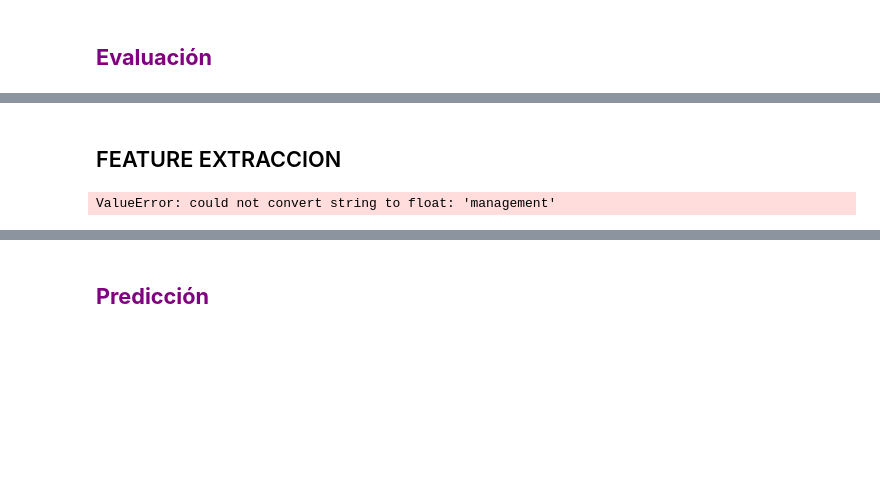
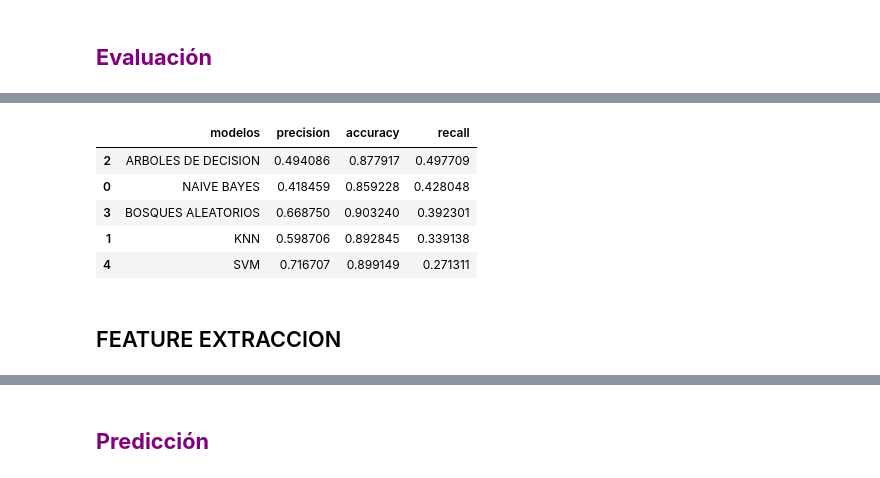
Before and after one commit to Ael-Dev/projects-of-data-science-applied-to-business, a Jupyter notebook: Marketing/bank_marketing_client_subscription.ipynb, the cells around one changed output, grey strips where cells are left out. Drawn from its saved outputs; the diff is of its cells as text; code cells hidden in the pictures; blank space fills up the shorter version.

```diff
--- a/Marketing/bank_marketing_client_subscription.ipynb
+++ b/Marketing/bank_marketing_client_subscription.ipynb
@@ -557,4 +678,4 @@ memory usage: 13.6 MB
 # %%
 from sklearn.model_selection import train_test_split
 # Dividir los datos en conjuntos de entrenamiento y prueba
-X_train, X_test, y_train, y_test = train_test_split(X, y, test_size=0.2, random_state=42)
+X_train, X_test, y_train, y_test = train_test_split(X2, y, test_size=0.2, random_state=42)
@@ -562,19 +705,3 @@ X_train, X_test, y_train, y_test = train_test_split(X, y, test_size=0.2, random_
 ## **<font color='Purple'>Modelado</font>**
 # %% [markdown]
 ### Seleccion de algoritmos
-# %%
-import pandas as pd
-from sklearn.ensemble import RandomForestClassifier
-from sklearn.metrics import classification_report
-
-
-
-# Crear y entrenar el modelo de random forest con los parámetros por defecto
-rf = RandomForestClassifier()
-rf.fit(X_train, y_train)
-
-# Predecir con el modelo sobre el conjunto de prueba
-y_pred = rf.predict(X_test)
-
-# Mostrar las métricas de clasificación usando el reporte
-print(classification_report(y_test, y_pred))
@@ -608,0 +820,2 @@ plt.show()
+# %%
+resultados_modelos = reporte_modelos(modelos_entrenados, X_test, y_test)
@@ -609,24 +840,23 @@ plt.show()
+# %%
+# Convertir el diccionario en un dataframe de pandas
+df_results = pd.DataFrame.from_dict(resultados_modelos,
+                                    orient='index',
+                                    columns=['precision', 'accuracy', 'recall'])
+# Agregar una nueva columna llamada modelos con las claves del diccionario
+df_results['modelos'] = df_results.index
+df_results.reset_index(inplace=True)
+# Reordenar las columnas del dataframe
+df_results = df_results[['modelos', 'precision', 'accuracy', 'recall']]
+# Mostrar el dataframe resultante
+df_results.sort_values(by='recall',ascending=False)
+# %% [output]
+|  | modelos | precision | accuracy | recall |
+| 2 | ARBOLES DE DECISION | 0.494086 | 0.877917 | 0.497709 |
+| 0 | NAIVE BAYES | 0.418459 | 0.859228 | 0.428048 |
+| 3 | BOSQUES ALEATORIOS | 0.668750 | 0.903240 | 0.392301 |
+| 1 | KNN | 0.598706 | 0.892845 | 0.339138 |
+| 4 | SVM | 0.716707 | 0.899149 | 0.271311 |
 # %% [markdown]
 ## FEATURE EXTRACCION
-# %%
-from sklearn.feature_selection import SelectKBest, chi2
-
-# Asumiendo que df es un dataframe con la variable objetivo 'target' y las variables predictoras 'x1' a 'x10'
-X = df.drop(['target'], axis=1)
-y = df['target']
-
-# Crear el selector de características con la función chi2 y k=5
-selector = SelectKBest(chi2, k=5)
-
-# Ajustar el selector a los datos
-selector.fit(X, y)
-
-# Obtener los nombres de las características seleccionadas
-selected_features = X.columns[selector.get_support()]
-
-# Mostrar los nombres de las características seleccionadas
-print(selected_features)
-# %% [output]
-ValueError: could not convert string to float: 'management'
 # %%
 # Obtener los valores de importancia de cada feature
```
Also changed, not shown: parts of 25 cells of this notebook.
